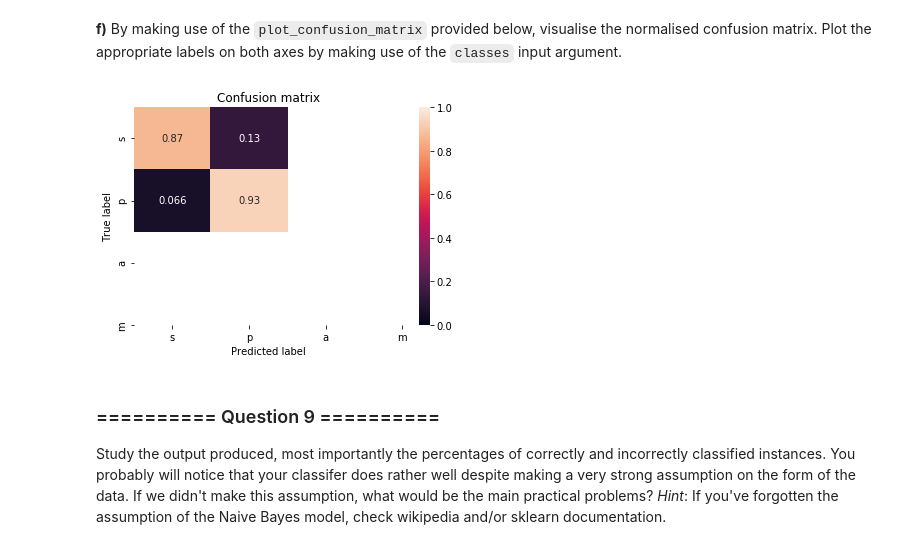
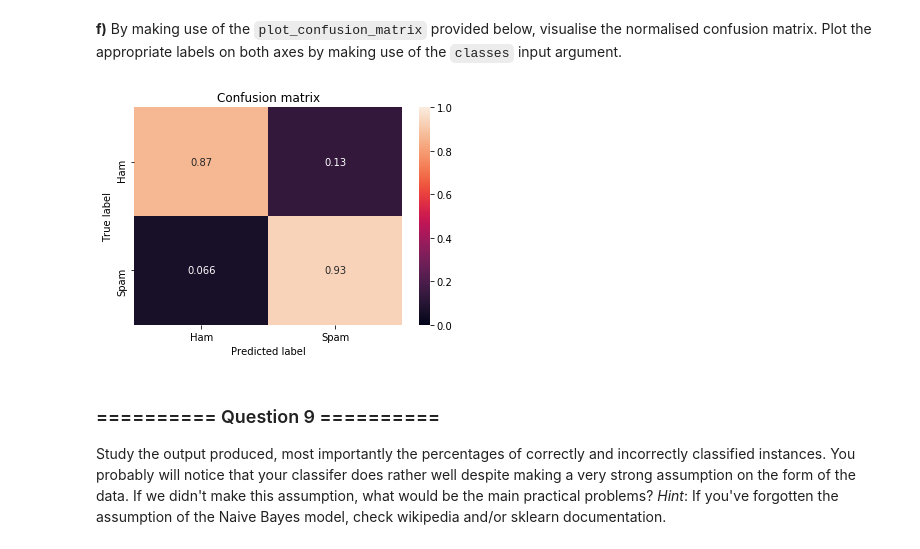
Before and after one commit to ishanparikh/IAML2018, a Jupyter notebook: Labs/01 - Analysis and Visualisation.ipynb, the cells around one changed output. Saved outputs shown, nothing was run; the diff lists cells and outputs as text; code cells hidden in the pictures.

```diff
--- a/Labs/01 - Analysis and Visualisation.ipynb
+++ b/Labs/01 - Analysis and Visualisation.ipynb
@@ -278,9 +313,9 @@ def plot_confusion_matrix(cm, classes=None, title='Confusion matrix'):
     plt.xlabel('Predicted label')
 # %%
 # Your Code goes here:
-plot_confusion_matrix(norCnf, classes= 'spam')
+plot_confusion_matrix(norCnf, classes= ['Ham','Spam'])
 # %% [output]
-[figure, old version]
+[figure, new version]
 # %% [markdown]
 ### ========== Question 9 ==========
 
```
Also changed, not shown: parts of 16 cells of this notebook, 2 other files.
